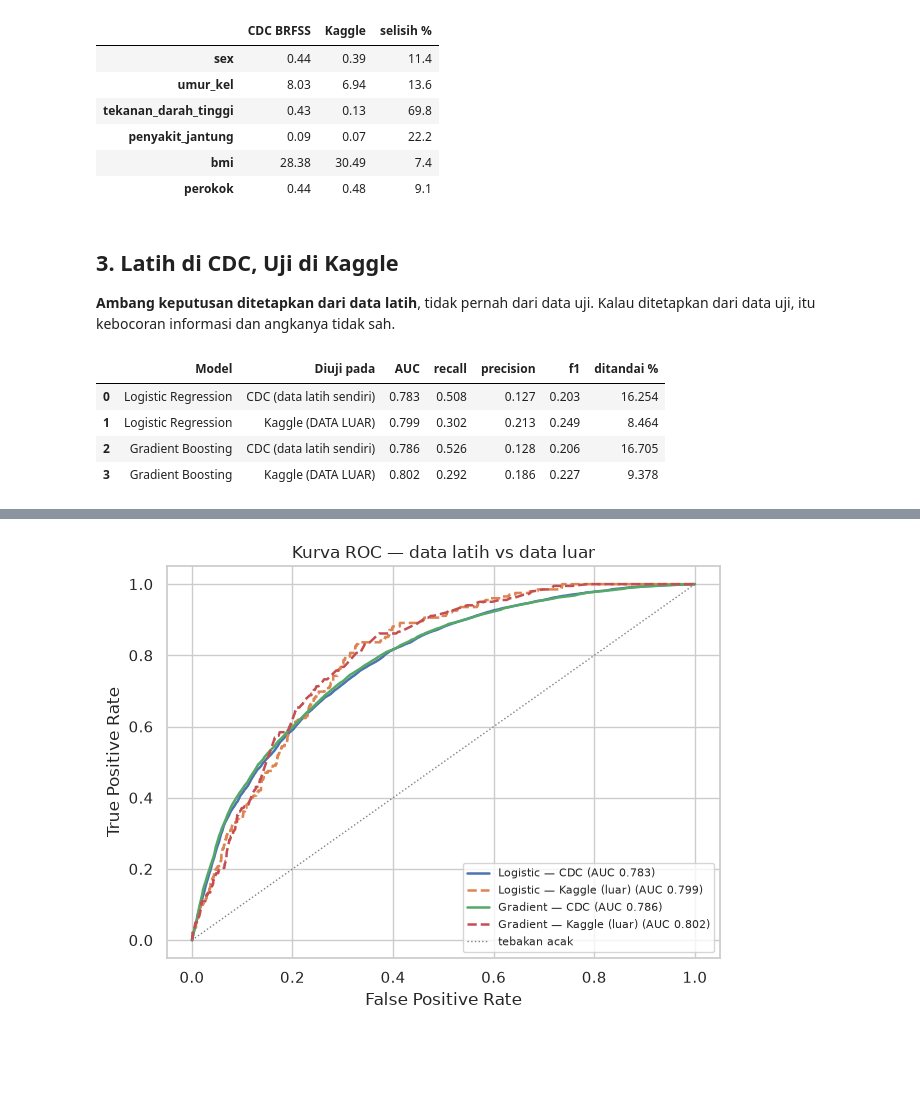
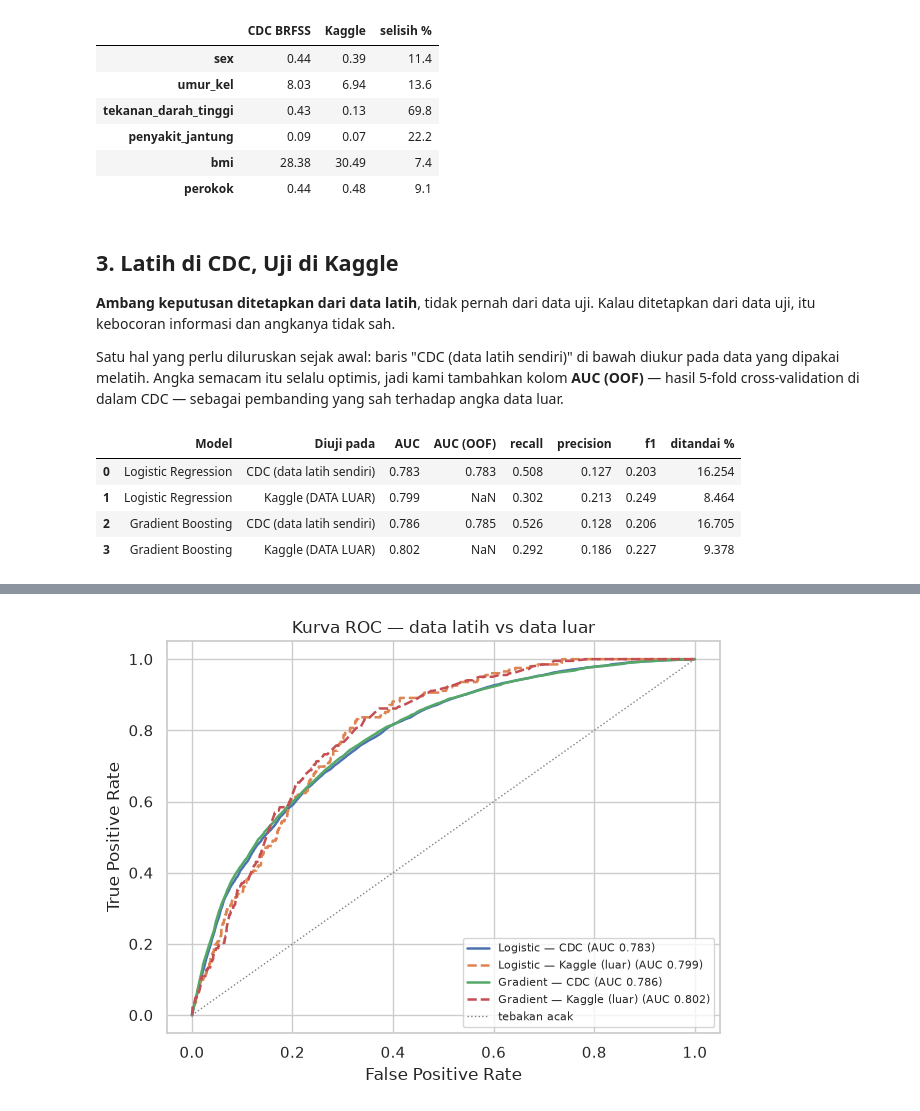
Before and after one commit to ravi-arnan/machine-learning, a Jupyter notebook: notebooks/08_validasi_eksternal.ipynb, the cells around one changed output, grey strips where cells are left out. Drawn from its saved outputs; the diff is of its cells as text; code cells hidden in the pictures; blank space fills up the shorter version.

```diff
--- a/notebooks/08_validasi_eksternal.ipynb
+++ b/notebooks/08_validasi_eksternal.ipynb
@@ -147,6 +147,11 @@ banding_pop
 
 **Ambang keputusan ditetapkan dari data latih**, tidak pernah dari data uji. Kalau
 ditetapkan dari data uji, itu kebocoran informasi dan angkanya tidak sah.
+
+Satu hal yang perlu diluruskan sejak awal: baris "CDC (data latih sendiri)" di bawah
+diukur pada data yang dipakai melatih. Angka semacam itu selalu optimis, jadi kami
+tambahkan kolom **AUC (OOF)** — hasil 5-fold cross-validation di dalam CDC — sebagai
+pembanding yang sah terhadap angka data luar.
 # %%
 MODEL = {
     "Logistic Regression": lambda: make_pipeline(
@@ -154,38 +159,45 @@ MODEL = {
     "Gradient Boosting": lambda: make_pipeline(
         StandardScaler(), GradientBoostingClassifier(
             n_estimators=100, learning_rate=0.05, max_depth=2, random_state=SEED)),
 }
+cv = StratifiedKFold(5, shuffle=True, random_state=SEED)
 
 hasil, terlatih, ambang = [], {}, {}
 
 for nama, buat in MODEL.items():
     m = buat().fit(cdc[FITUR], cdc.stroke)
     terlatih[nama] = m
 
     # ambang dipilih dari sebaran probabilitas pada DATA LATIH saja
     p_latih = m.predict_proba(cdc[FITUR])[:, 1]
     t = np.quantile(p_latih, 1 - cdc.stroke.mean() * 4)
     ambang[nama] = t
 
+    # AUC out-of-fold di dalam CDC: pembanding yang sah untuk angka data luar
+    p_oof = cross_val_predict(buat(), cdc[FITUR], cdc.stroke, cv=cv,
+                              method="predict_proba", n_jobs=-1)[:, 1]
+    auc_oof = roc_auc_score(cdc.stroke, p_oof)
+
     for label, data in [("CDC (data latih sendiri)", cdc), ("Kaggle (DATA LUAR)", kaggle)]:
         p = m.predict_proba(data[FITUR])[:, 1]
         pred = (p >= t).astype(int)
         hasil.append({
             "Model": nama, "Diuji pada": label,
             "AUC": roc_auc_score(data.stroke, p),
+            "AUC (OOF)": auc_oof if "CDC" in label else np.nan,
             "recall": recall_score(data.stroke, pred),
             "precision": precision_score(data.stroke, pred, zero_division=0),
             "f1": f1_score(data.stroke, pred),
             "ditandai %": 100 * pred.mean(),
         })
 
 pd.DataFrame(hasil).round(3)
 # %% [output]
-|  | Model | Diuji pada | AUC | recall | precision | f1 | ditandai % |
-| 0 | Logistic Regression | CDC (data latih sendiri) | 0.783 | 0.508 | 0.127 | 0.203 | 16.254 |
-| 1 | Logistic Regression | Kaggle (DATA LUAR) | 0.799 | 0.302 | 0.213 | 0.249 | 8.464 |
-| 2 | Gradient Boosting | CDC (data latih sendiri) | 0.786 | 0.526 | 0.128 | 0.206 | 16.705 |
-| 3 | Gradient Boosting | Kaggle (DATA LUAR) | 0.802 | 0.292 | 0.186 | 0.227 | 9.378 |
+|  | Model | Diuji pada | AUC | AUC (OOF) | recall | precision | f1 | ditandai % |
+| 0 | Logistic Regression | CDC (data latih sendiri) | 0.783 | 0.783 | 0.508 | 0.127 | 0.203 | 16.254 |
+| 1 | Logistic Regression | Kaggle (DATA LUAR) | 0.799 | NaN | 0.302 | 0.213 | 0.249 | 8.464 |
+| 2 | Gradient Boosting | CDC (data latih sendiri) | 0.786 | 0.785 | 0.526 | 0.128 | 0.206 | 16.705 |
+| 3 | Gradient Boosting | Kaggle (DATA LUAR) | 0.802 | NaN | 0.292 | 0.186 | 0.227 | 9.378 |
 # %% [markdown]
 ### Hasilnya
 
```
Also changed, not shown: parts of 5 cells of this notebook, 4 other files.
